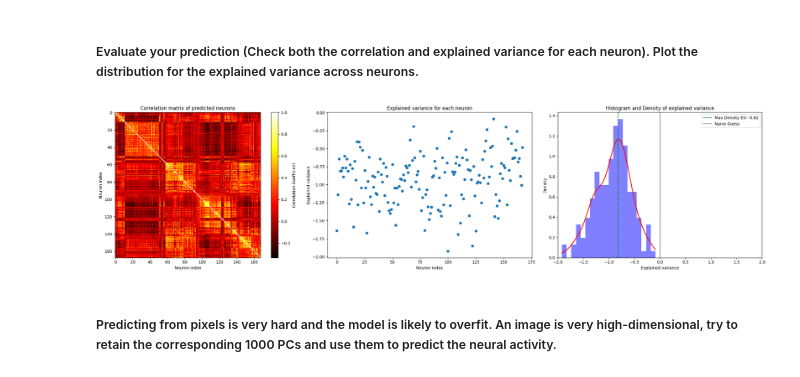
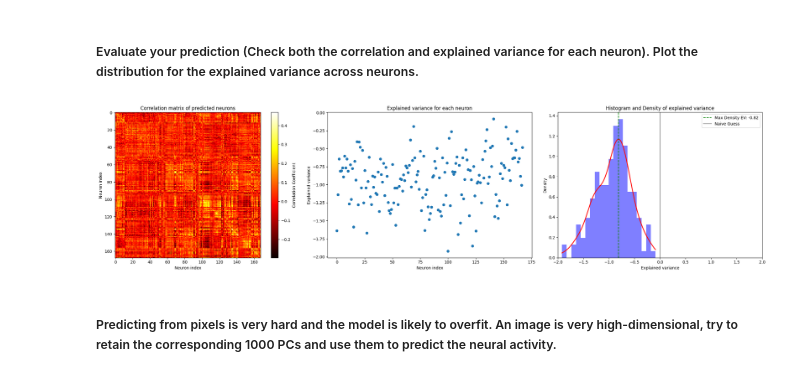
Before and after one commit to GuilhermeCosta-Ferreira/BLCI_G21, a Jupyter notebook: week6.ipynb, the cells around one changed output. Cells and saved outputs as stored; diff of their text form; code cells hidden in the pictures.

```diff
--- a/week6.ipynb
+++ b/week6.ipynb
@@ -141,7 +141,9 @@ Validation r2 score: -0.9318324327468872
 ##### Evaluate your prediction (Check both the correlation and explained variance for each neuron). Plot the distribution for the explained variance across neurons.
 # %%
 # Correlate the neurons of the model with each other and plot the correlation matrix
-correlation_matrix = np.corrcoef(predictions_train.T)
+
+# correlate the neurons of the model with the actual neurons
+correlation_matrix = np.corrcoef(predictions_val.T, spikes_val.T)[:n_neurons, n_neurons:]
 
 # Create the 3 subplots
 fig, axes = plt.subplots(1, 3, figsize=(24, 6))
@@ -151,34 +153,34 @@ im = axes[0].imshow(correlation_matrix, cmap='hot', interpolation='nearest')
 cbar = fig.colorbar(im, ax=axes[0])
 cbar.set_label('Correlation Coefficient')
 axes[0].set_title('Correlation matrix of predicted neurons')
 axes[0].set_xlabel('Neuron index')
 axes[0].set_ylabel('Neuron index')
 
 # --- Subplot 2: Explained variance scatter ---
 ev_scores = [explained_variance_score(spikes_val[:, i], predictions_val[:, i]) for i in range(n_neurons)]
 axes[1].scatter(range(n_neurons), ev_scores)
 axes[1].set_xlabel('Neuron index')
 axes[1].set_ylabel('Explained variance')
 axes[1].set_title('Explained variance for each neuron')
 
 # --- Subplot 3: Histogram + density of explained variance ---
 axes[2].hist(ev_scores, bins=20, density=True, alpha=0.5, color='b')
 density = stats.gaussian_kde(ev_scores)
 x = np.linspace(min(ev_scores), max(ev_scores), 200)
 axes[2].plot(x, density(x), 'r', linewidth=2)
 max_density_val = x[np.argmax(density(x))]
 axes[2].axvline(x=max_density_val, color='g', linestyle='--', label=f'Max Density EV: {max_density_val:.2f}')
 axes[2].axvline(x=0, color='black', label="Naive Guess", alpha=0.5)
 axes[2].set_xlabel('Explained variance')
 axes[2].set_ylabel('Density')
 axes[2].set_title('Histogram and Density of explained variance')
 axes[2].set_xlim(-2, 2)
 axes[2].legend()
 
 plt.tight_layout()
 plt.show()
 # %% [output]
-[figure, old version]
+[figure, new version]
 # %% [markdown]
 ##### Predicting from pixels is very hard and the model is likely to overfit. An image is very high-dimensional, try to retain the corresponding 1000 PCs and use them to predict the neural activity.
 # %%
```
Also changed, not shown: parts of 7 cells of this notebook.
